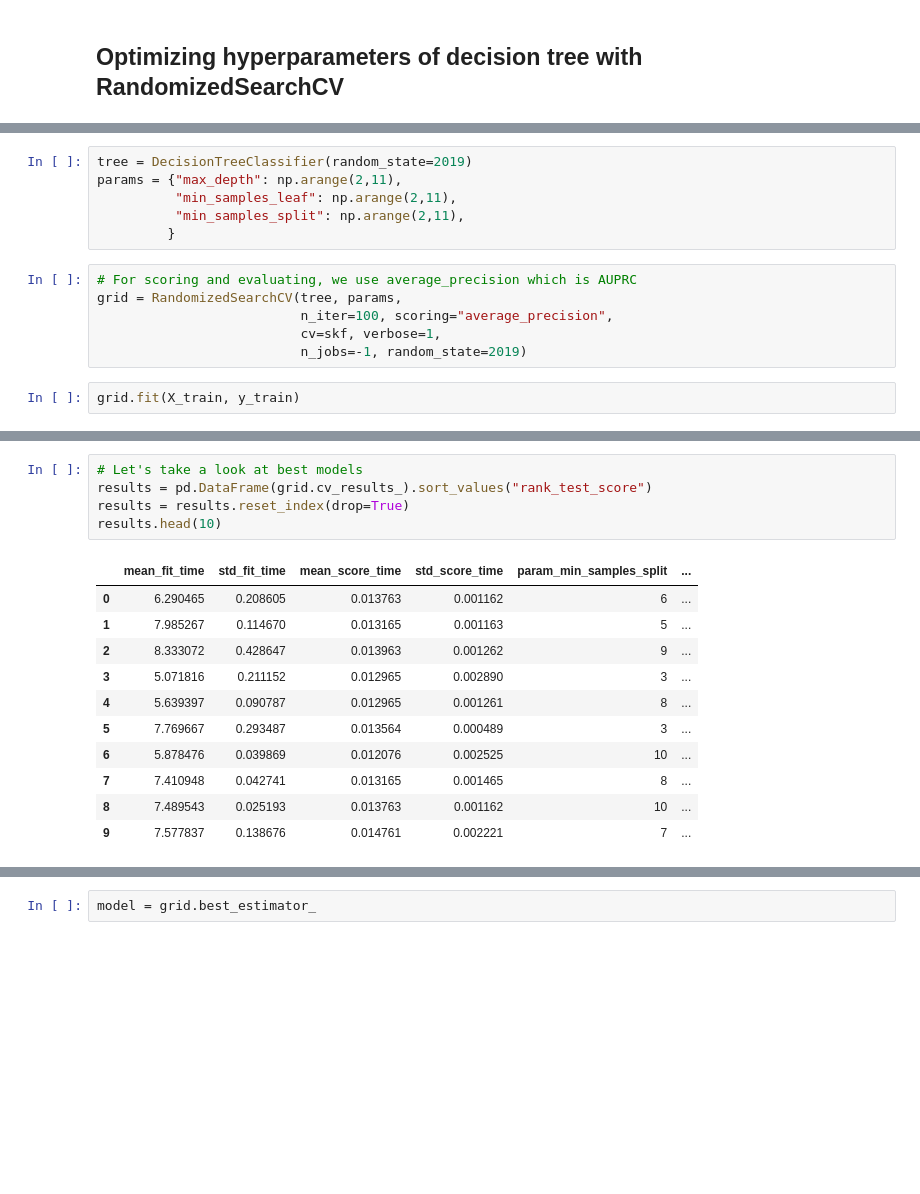
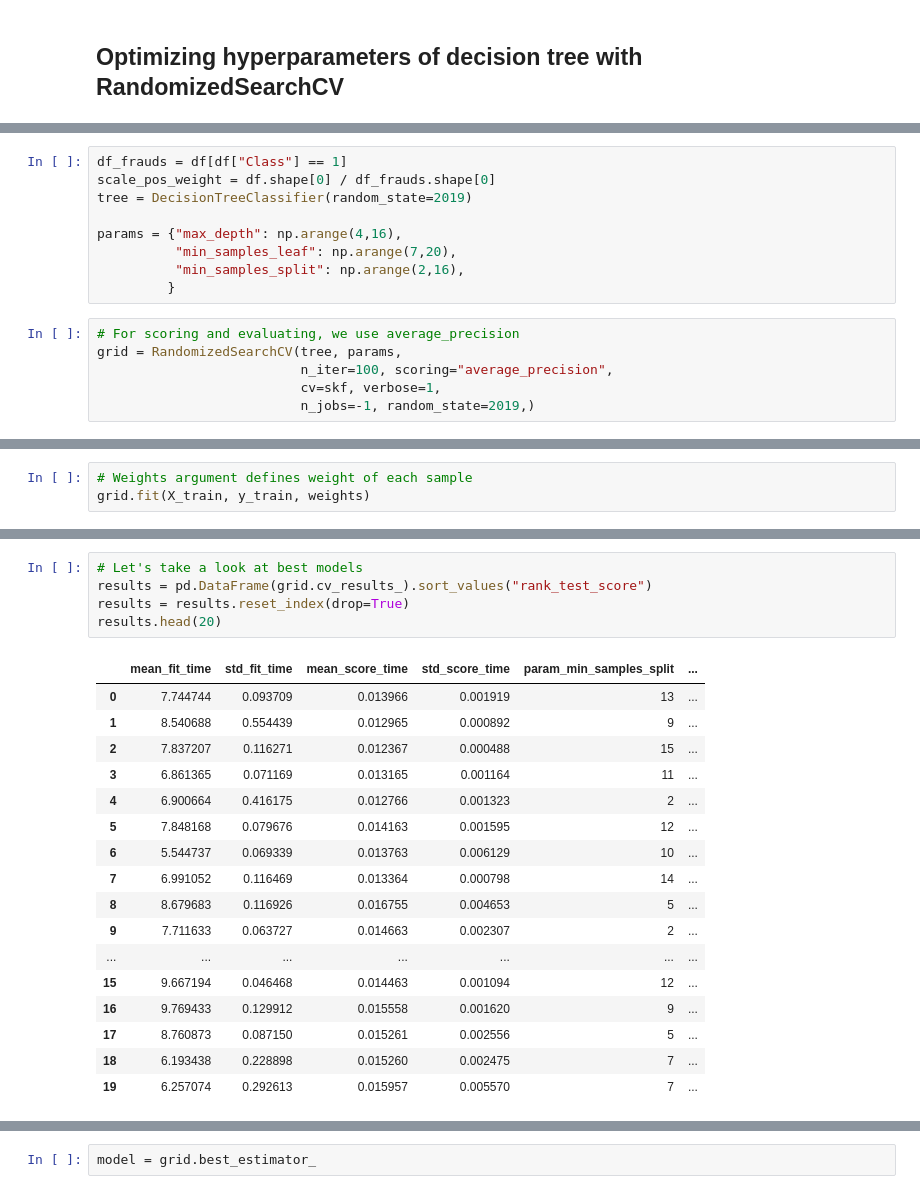
Before and after one commit to lukaszlaszczuk/Credit-Card-Fraud-Detection, a Jupyter notebook: decision_trees.ipynb, the cells around one changed output, grey strips where cells are left out. Drawn from its saved outputs; the diff is of its cells as text; blank space fills up the shorter version.

```diff
--- a/decision_trees.ipynb
+++ b/decision_trees.ipynb
@@ -85,14 +122,15 @@ skf = StratifiedKFold(n_splits=5, shuffle=True, random_state=2019)
 # %%
+df_frauds = df[df["Class"] == 1]
+scale_pos_weight = df.shape[0] / df_frauds.shape[0]
 tree = DecisionTreeClassifier(random_state=2019)
-params = {"max_depth": np.arange(2,11),
-          "min_samples_leaf": np.arange(2,11),
-          "min_samples_split": np.arange(2,11),
+
+params = {"max_depth": np.arange(4,16),
+          "min_samples_leaf": np.arange(7,20),
+          "min_samples_split": np.arange(2,16),
          }
 # %%
-# For scoring and evaluating, we use average_precision which is AUPRC
+# For scoring and evaluating, we use average_precision
 grid = RandomizedSearchCV(tree, params,
                           n_iter=100, scoring="average_precision",
                           cv=skf, verbose=1,
-                          n_jobs=-1, random_state=2019)
+                          n_jobs=-1, random_state=2019,)
-# %%
-grid.fit(X_train, y_train)
@@ -122,0 +137,3 @@ RandomizedSearchCV(cv=StratifiedKFold(n_splits=5, random_state=2019, shuffle=Tru
+# %%
+# Weights argument defines weight of each sample
+grid.fit(X_train, y_train, weights)
@@ -123,18 +167,24 @@ RandomizedSearchCV(cv=StratifiedKFold(n_splits=5, random_state=2019, shuffle=Tru
 # %%
 # Let's take a look at best models
 results = pd.DataFrame(grid.cv_results_).sort_values("rank_test_score")
 results = results.reset_index(drop=True)
-results.head(10)
+results.head(20)
 # %% [output]
 |  | mean_fit_time | std_fit_time | mean_score_time | std_score_time | param_min_samples_split | ... |
-| 0 | 6.290465 | 0.208605 | 0.013763 | 0.001162 | 6 | ... |
-| 1 | 7.985267 | 0.114670 | 0.013165 | 0.001163 | 5 | ... |
-| 2 | 8.333072 | 0.428647 | 0.013963 | 0.001262 | 9 | ... |
-| 3 | 5.071816 | 0.211152 | 0.012965 | 0.002890 | 3 | ... |
-| 4 | 5.639397 | 0.090787 | 0.012965 | 0.001261 | 8 | ... |
-| 5 | 7.769667 | 0.293487 | 0.013564 | 0.000489 | 3 | ... |
-| 6 | 5.878476 | 0.039869 | 0.012076 | 0.002525 | 10 | ... |
-| 7 | 7.410948 | 0.042741 | 0.013165 | 0.001465 | 8 | ... |
-| 8 | 7.489543 | 0.025193 | 0.013763 | 0.001162 | 10 | ... |
-| 9 | 7.577837 | 0.138676 | 0.014761 | 0.002221 | 7 | ... |
+| 0 | 7.744744 | 0.093709 | 0.013966 | 0.001919 | 13 | ... |
+| 1 | 8.540688 | 0.554439 | 0.012965 | 0.000892 | 9 | ... |
+| 2 | 7.837207 | 0.116271 | 0.012367 | 0.000488 | 15 | ... |
+| 3 | 6.861365 | 0.071169 | 0.013165 | 0.001164 | 11 | ... |
+| 4 | 6.900664 | 0.416175 | 0.012766 | 0.001323 | 2 | ... |
+| 5 | 7.848168 | 0.079676 | 0.014163 | 0.001595 | 12 | ... |
+| 6 | 5.544737 | 0.069339 | 0.013763 | 0.006129 | 10 | ... |
+| 7 | 6.991052 | 0.116469 | 0.013364 | 0.000798 | 14 | ... |
+| 8 | 8.679683 | 0.116926 | 0.016755 | 0.004653 | 5 | ... |
+| 9 | 7.711633 | 0.063727 | 0.014663 | 0.002307 | 2 | ... |
+| ... | ... | ... | ... | ... | ... | ... |
+| 15 | 9.667194 | 0.046468 | 0.014463 | 0.001094 | 12 | ... |
+| 16 | 9.769433 | 0.129912 | 0.015558 | 0.001620 | 9 | ... |
+| 17 | 8.760873 | 0.087150 | 0.015261 | 0.002556 | 5 | ... |
+| 18 | 6.193438 | 0.228898 | 0.015260 | 0.002475 | 7 | ... |
+| 19 | 6.257074 | 0.292613 | 0.015957 | 0.005570 | 7 | ... |
 # %%
```
Also changed, not shown: parts of 56 cells of this notebook.
